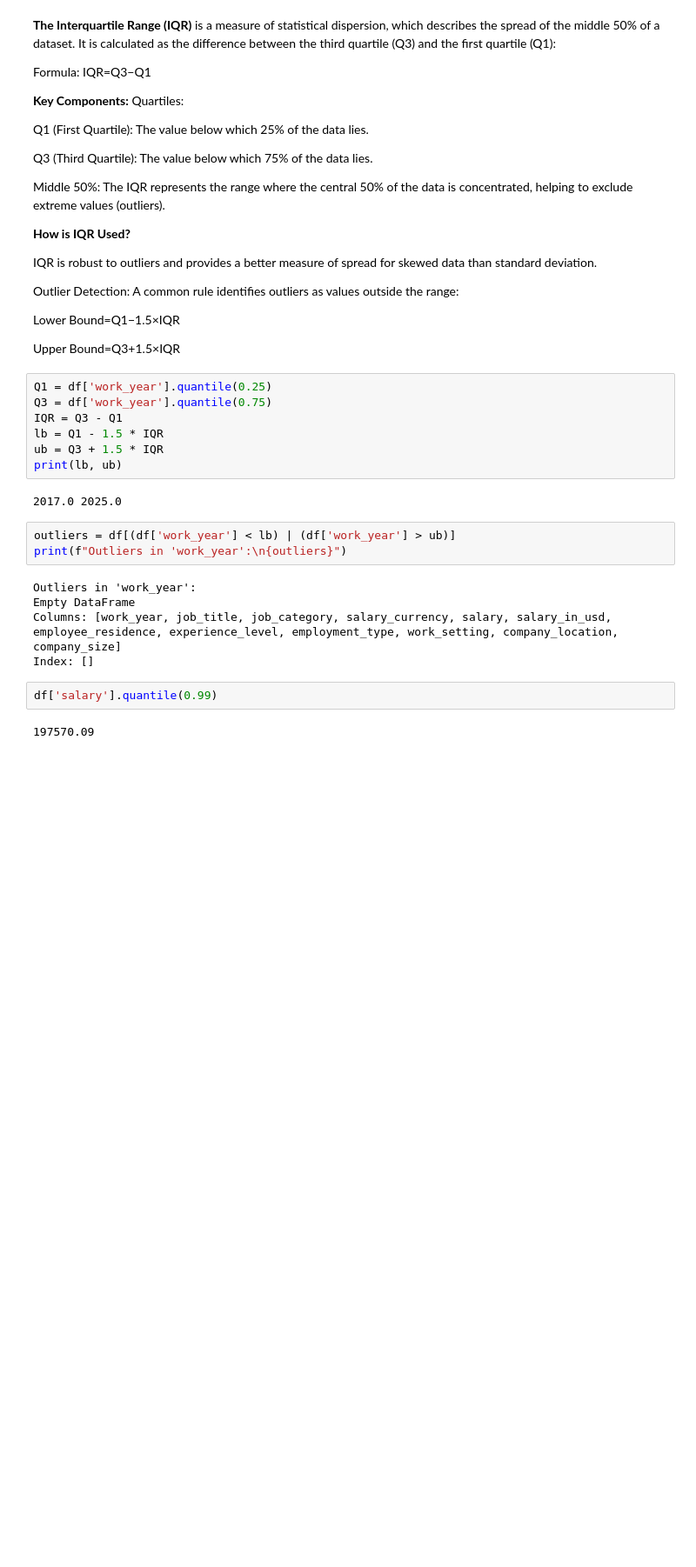
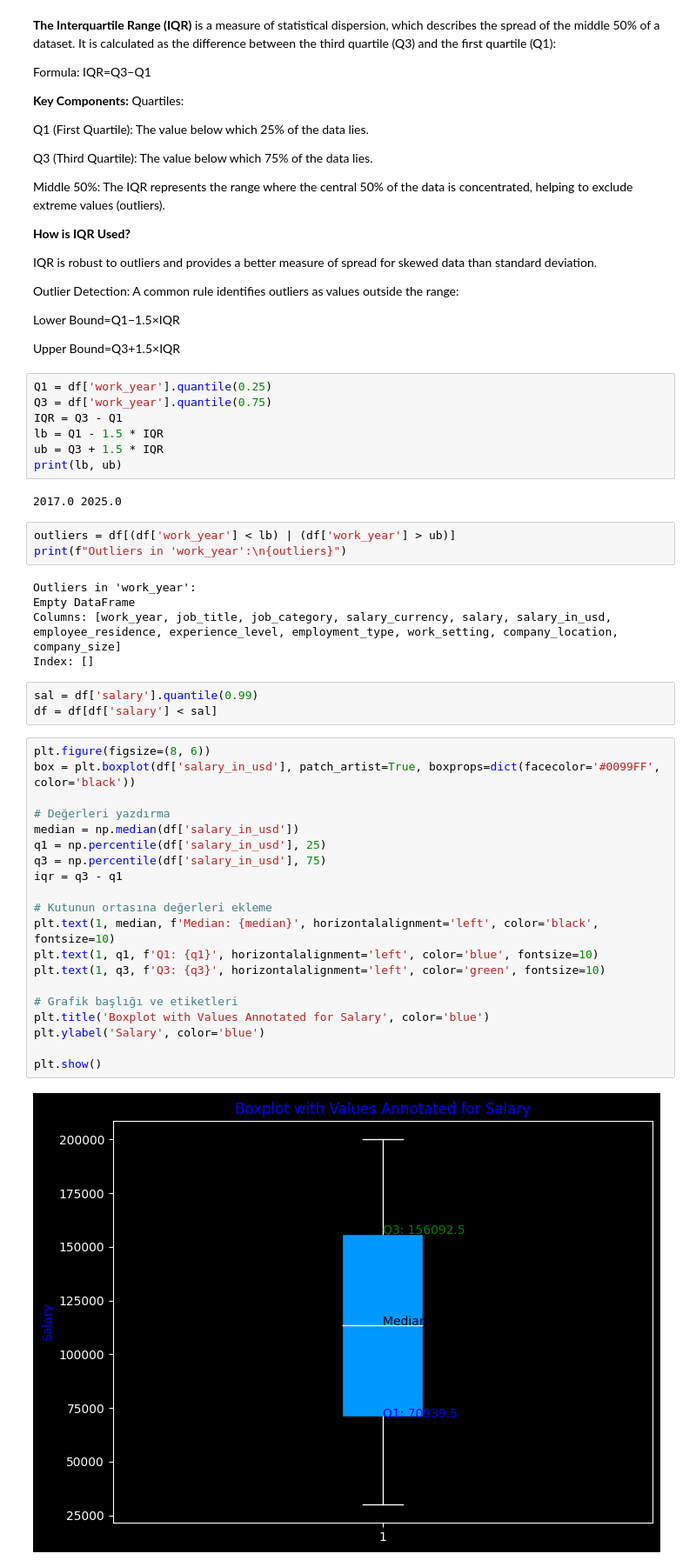
Before and after one commit to ArushiG11/Data-Science-Job-Analysis, a Jupyter notebook: Data_Science_Job_Analysis.ipynb, the cells around one changed output. Shown at 87% size. Saved outputs shown, nothing was run; the diff lists cells and outputs as text; blank space fills up the shorter version.

```diff
--- a/Data_Science_Job_Analysis.ipynb
+++ b/Data_Science_Job_Analysis.ipynb
@@ -324,6 +324,27 @@ Empty DataFrame
 Columns: [work_year, job_title, job_category, salary_currency, salary, salary_in_usd, employee_residence, experience_level, employment_type, work_setting, company_location, company_size]
 Index: []
 # %%
-df['salary'].quantile(0.99)
+sal = df['salary'].quantile(0.99)
+df = df[df['salary'] < sal]
-# %% [output]
-197570.09
+# %%
+plt.figure(figsize=(8, 6))
+box = plt.boxplot(df['salary_in_usd'], patch_artist=True, boxprops=dict(facecolor='#0099FF', color='black'))
+
+# Değerleri yazdırma
+median = np.median(df['salary_in_usd'])
+q1 = np.percentile(df['salary_in_usd'], 25)
+q3 = np.percentile(df['salary_in_usd'], 75)
+iqr = q3 - q1
+
+# Kutunun ortasına değerleri ekleme
+plt.text(1, median, f'Median: {median}', horizontalalignment='left', color='black', fontsize=10)
+plt.text(1, q1, f'Q1: {q1}', horizontalalignment='left', color='blue', fontsize=10)
+plt.text(1, q3, f'Q3: {q3}', horizontalalignment='left', color='green', fontsize=10)
+
+# Grafik başlığı ve etiketleri
+plt.title('Boxplot with Values Annotated for Salary', color='blue')
+plt.ylabel('Salary', color='blue')
+
+plt.show()
+# %% [output]
+[figure, added]
```
Also changed, not shown: parts of 12 cells of this notebook.
